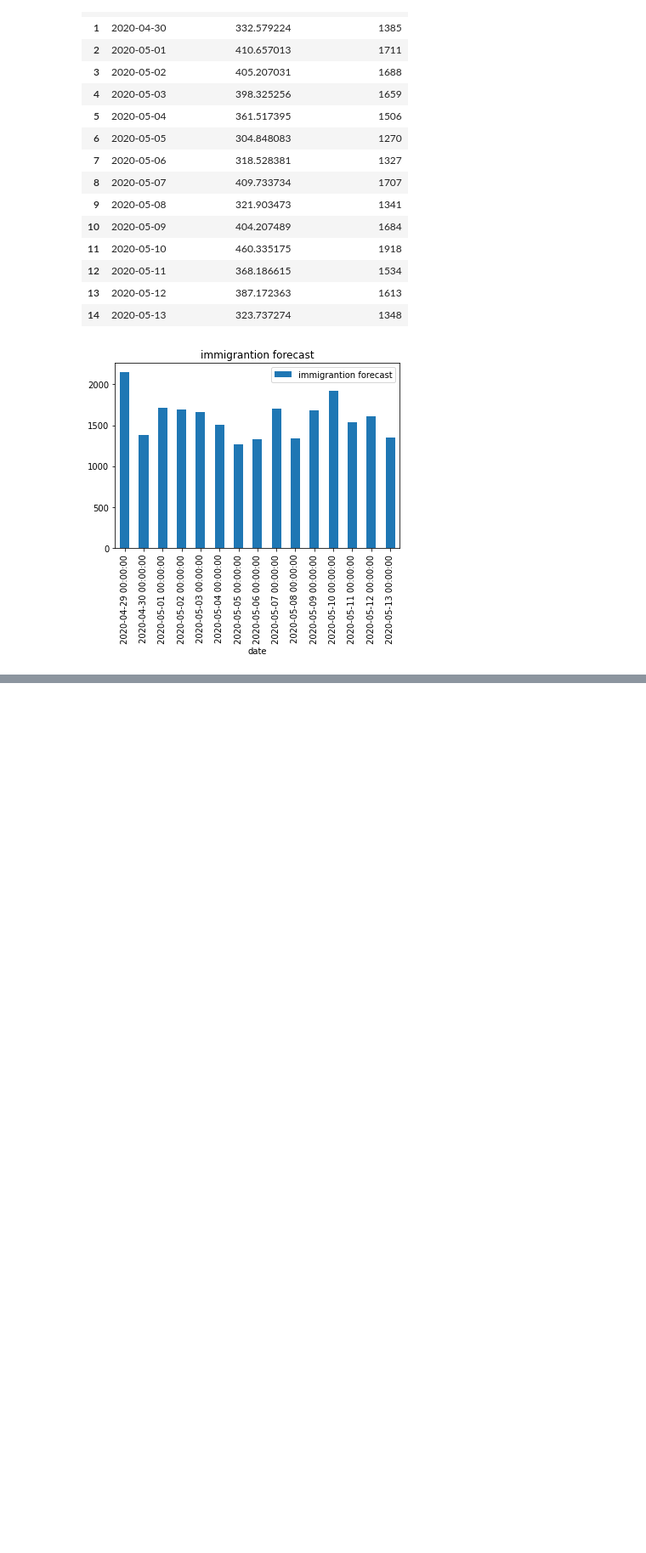
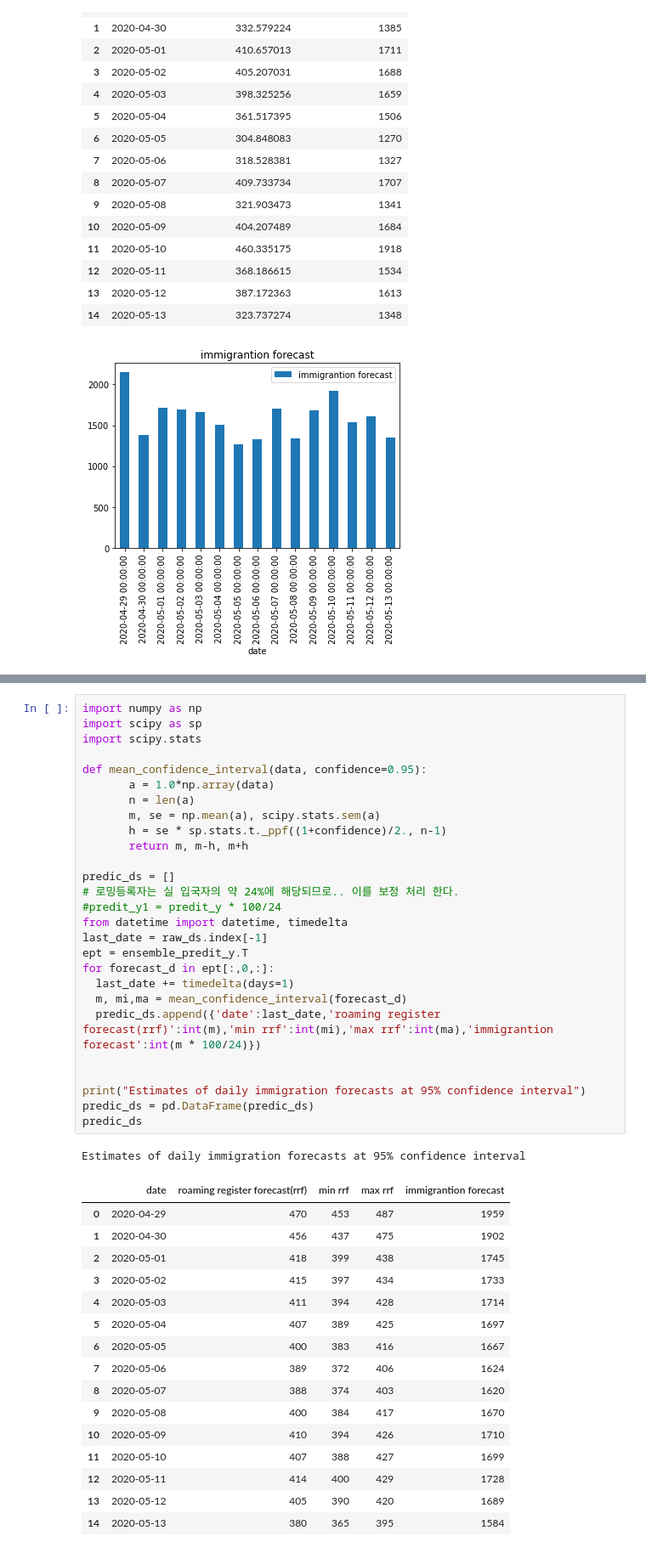
Before and after one commit to dolmani38/ai_corona, a Jupyter notebook: analysis_corona_0506.ipynb, the cells around one changed output, grey strips where cells are left out. Shown at 85% size. Saved outputs shown, nothing was run; the diff lists cells and outputs as text; blank space fills up the shorter version.

```diff
--- a/analysis_corona_0506.ipynb
+++ b/analysis_corona_0506.ipynb
@@ -1119,0 +1095,45 @@ standard deviation: 8.59004
+# %%
+import numpy as np
+import scipy as sp
+import scipy.stats
+
+def mean_confidence_interval(data, confidence=0.95):
+       a = 1.0*np.array(data)
+       n = len(a)
+       m, se = np.mean(a), scipy.stats.sem(a)
+       h = se * sp.stats.t._ppf((1+confidence)/2., n-1)
+       return m, m-h, m+h
+
+predic_ds = []
+# 로밍등록자는 실 입국자의 약 24%에 해당되므로.. 이를 보정 처리 한다.
+#predit_y1 = predit_y * 100/24
+from datetime import datetime, timedelta
+last_date = raw_ds.index[-1]
+ept = ensemble_predit_y.T
+for forecast_d in ept[:,0,:]:
+  last_date += timedelta(days=1)
+  m, mi,ma = mean_confidence_interval(forecast_d)
+  predic_ds.append({'date':last_date,'roaming register forecast(rrf)':int(m),'min rrf':int(mi),'max rrf':int(ma),'immigrantion forecast':int(m * 100/24)})
+
+
+print("Estimates of daily immigration forecasts at 95% confidence interval")
+predic_ds = pd.DataFrame(predic_ds)
+predic_ds
+# %% [output]
+Estimates of daily immigration forecasts at 95% confidence interval
+|  | date | roaming register forecast(rrf) | min rrf | max rrf | immigrantion forecast |
+| 0 | 2020-04-29 | 470 | 453 | 487 | 1959 |
+| 1 | 2020-04-30 | 456 | 437 | 475 | 1902 |
+| 2 | 2020-05-01 | 418 | 399 | 438 | 1745 |
+| 3 | 2020-05-02 | 415 | 397 | 434 | 1733 |
+| 4 | 2020-05-03 | 411 | 394 | 428 | 1714 |
+| 5 | 2020-05-04 | 407 | 389 | 425 | 1697 |
+| 6 | 2020-05-05 | 400 | 383 | 416 | 1667 |
+| 7 | 2020-05-06 | 389 | 372 | 406 | 1624 |
+| 8 | 2020-05-07 | 388 | 374 | 403 | 1620 |
+| 9 | 2020-05-08 | 400 | 384 | 417 | 1670 |
+| 10 | 2020-05-09 | 410 | 394 | 426 | 1710 |
+| 11 | 2020-05-10 | 407 | 388 | 427 | 1699 |
+| 12 | 2020-05-11 | 414 | 400 | 429 | 1728 |
+| 13 | 2020-05-12 | 405 | 390 | 420 | 1689 |
+| 14 | 2020-05-13 | 380 | 365 | 395 | 1584 |
```
Also changed, not shown: parts of 7 cells of this notebook.
